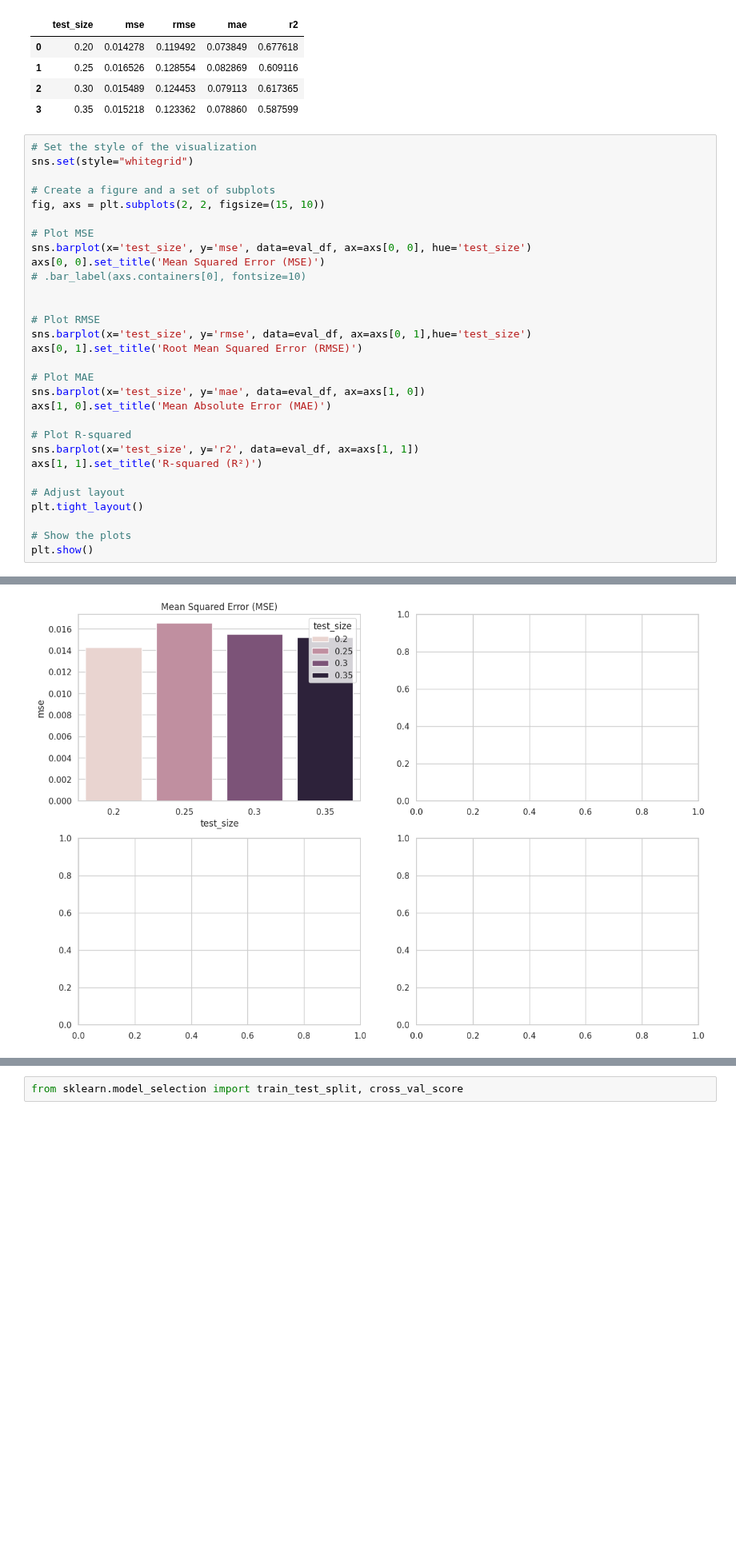
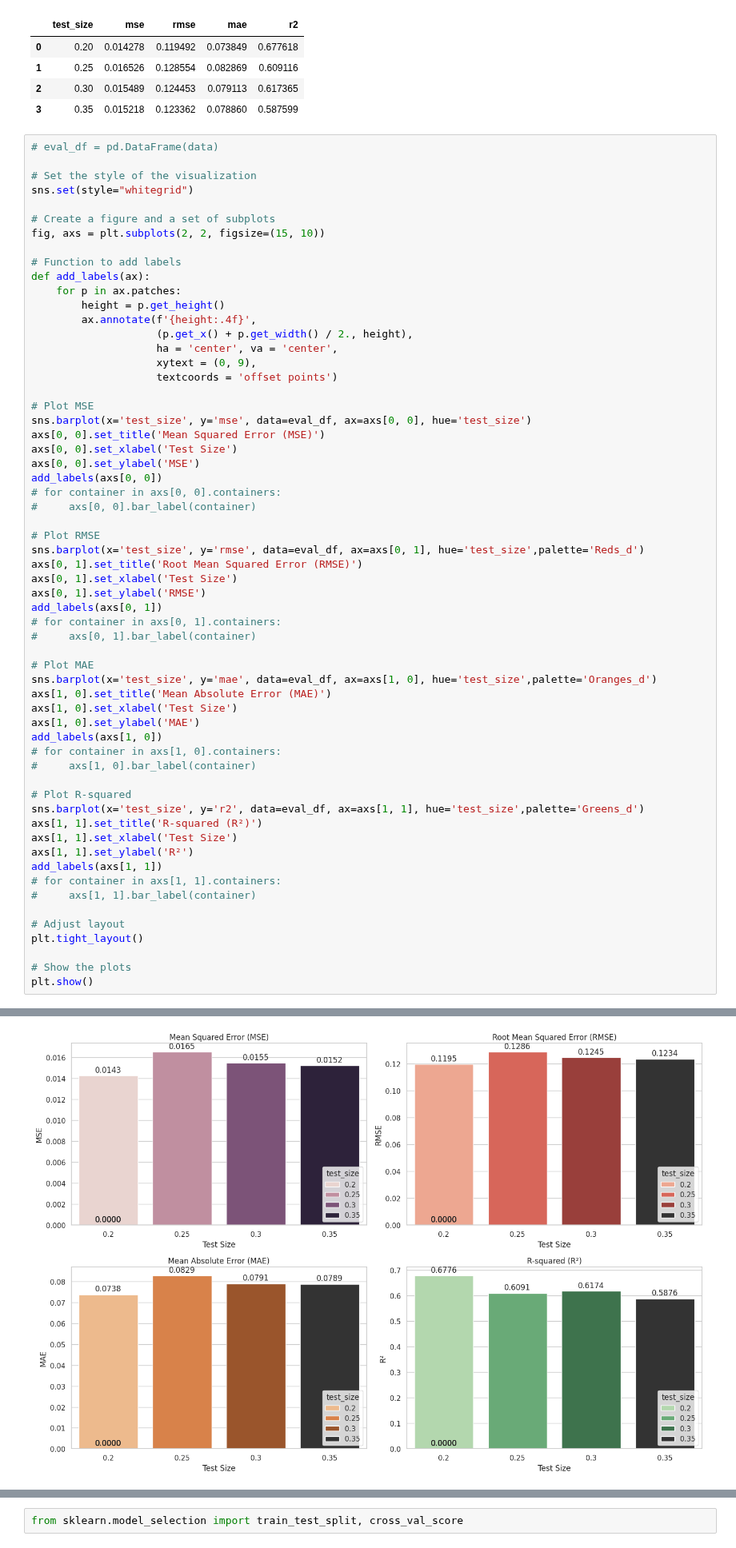
Before and after one commit to roniwahyu/outlier-detection2024, a Jupyter notebook: 09_04_2_Agricultural_N2O_IDO_InliersOnly_Uji_Dataset_CrossVal_SWI_24052024.ipynb, the cells around one changed output, grey strips where cells are left out. Shown at 80% size. Cells and saved outputs as stored; diff of their text form; blank space fills up the shorter version.

```diff
--- a/09_04_2_Agricultural_N2O_IDO_InliersOnly_Uji_Dataset_CrossVal_SWI_24052024.ipynb
+++ b/09_04_2_Agricultural_N2O_IDO_InliersOnly_Uji_Dataset_CrossVal_SWI_24052024.ipynb
@@ -245,29 +248,59 @@ eval_df
 | 2 | 0.30 | 0.015489 | 0.124453 | 0.079113 | 0.617365 |
 | 3 | 0.35 | 0.015218 | 0.123362 | 0.078860 | 0.587599 |
 # %%
+# eval_df = pd.DataFrame(data)
+
 # Set the style of the visualization
 sns.set(style="whitegrid")
 
 # Create a figure and a set of subplots
 fig, axs = plt.subplots(2, 2, figsize=(15, 10))
 
+# Function to add labels
+def add_labels(ax):
+    for p in ax.patches:
+        height = p.get_height()
+        ax.annotate(f'{height:.4f}',
+                    (p.get_x() + p.get_width() / 2., height),
+                    ha = 'center', va = 'center',
+                    xytext = (0, 9),
+                    textcoords = 'offset points')
+
 # Plot MSE
 sns.barplot(x='test_size', y='mse', data=eval_df, ax=axs[0, 0], hue='test_size')
 axs[0, 0].set_title('Mean Squared Error (MSE)')
-# .bar_label(axs.containers[0], fontsize=10)
-
+axs[0, 0].set_xlabel('Test Size')
+axs[0, 0].set_ylabel('MSE')
+add_labels(axs[0, 0])
+# for container in axs[0, 0].containers:
+#     axs[0, 0].bar_label(container)
 
 # Plot RMSE
-sns.barplot(x='test_size', y='rmse', data=eval_df, ax=axs[0, 1],hue='test_size')
+sns.barplot(x='test_size', y='rmse', data=eval_df, ax=axs[0, 1], hue='test_size',palette='Reds_d')
 axs[0, 1].set_title('Root Mean Squared Error (RMSE)')
+axs[0, 1].set_xlabel('Test Size')
+axs[0, 1].set_ylabel('RMSE')
+add_labels(axs[0, 1])
+# for container in axs[0, 1].containers:
+#     axs[0, 1].bar_label(container)
 
 # Plot MAE
-sns.barplot(x='test_size', y='mae', data=eval_df, ax=axs[1, 0])
+sns.barplot(x='test_size', y='mae', data=eval_df, ax=axs[1, 0], hue='test_size',palette='Oranges_d')
 axs[1, 0].set_title('Mean Absolute Error (MAE)')
+axs[1, 0].set_xlabel('Test Size')
+axs[1, 0].set_ylabel('MAE')
+add_labels(axs[1, 0])
+# for container in axs[1, 0].containers:
+#     axs[1, 0].bar_label(container)
 
 # Plot R-squared
-sns.barplot(x='test_size', y='r2', data=eval_df, ax=axs[1, 1])
+sns.barplot(x='test_size', y='r2', data=eval_df, ax=axs[1, 1], hue='test_size',palette='Greens_d')
 axs[1, 1].set_title('R-squared (R²)')
+axs[1, 1].set_xlabel('Test Size')
+axs[1, 1].set_ylabel('R²')
+add_labels(axs[1, 1])
+# for container in axs[1, 1].containers:
+#     axs[1, 1].bar_label(container)
 
 # Adjust layout
 plt.tight_layout()
@@ -279,4 +311,4 @@ AttributeError: 'Text' object has no attribute 'bar_label'
-[figure, old version]
+[figure, new version]
 # %%
 # Identify the best evaluation based on the lowest MSE
 best_evaluation = eval_df.loc[eval_df['mse'].idxmin()]
```
Also changed, not shown: parts of 10 cells of this notebook, 5 other files.
